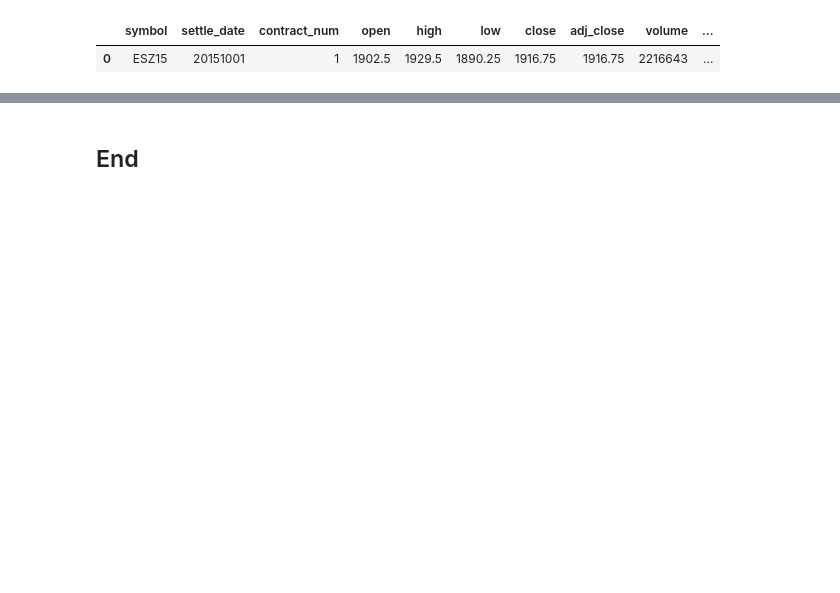
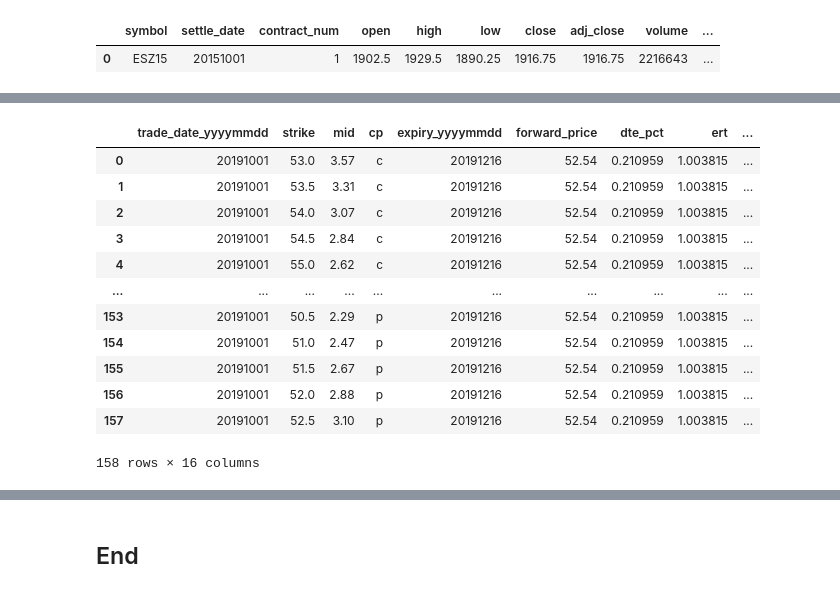
Before and after one commit to bgithub1/volgrid, a Jupyter notebook: volgrid/cboe_skew_analysis.ipynb, the cells around one changed output, grey strips where cells are left out. Drawn from its saved outputs; the diff is of its cells as text; code cells hidden in the pictures; blank space fills up the shorter version.

```diff
--- a/volgrid/cboe_skew_analysis.ipynb
+++ b/volgrid/cboe_skew_analysis.ipynb
@@ -670,0 +1011,3 @@ df4
+# %%
+get_valid_series_from_barchartacs('CLF20',20191001,interest_rate=get_rate(1,datetime.datetime(2019,10,1)),deltak=.1)
+# %% [output]
@@ -670,0 +1016,13 @@ df4
+|  | trade_date_yyyymmdd | strike | mid | cp | expiry_yyyymmdd | forward_price | dte_pct | ert | ... |
+| 0 | 20191001 | 53.0 | 3.57 | c | 20191216 | 52.54 | 0.210959 | 1.003815 | ... |
+| 1 | 20191001 | 53.5 | 3.31 | c | 20191216 | 52.54 | 0.210959 | 1.003815 | ... |
+| 2 | 20191001 | 54.0 | 3.07 | c | 20191216 | 52.54 | 0.210959 | 1.003815 | ... |
+| 3 | 20191001 | 54.5 | 2.84 | c | 20191216 | 52.54 | 0.210959 | 1.003815 | ... |
+| 4 | 20191001 | 55.0 | 2.62 | c | 20191216 | 52.54 | 0.210959 | 1.003815 | ... |
+| ... | ... | ... | ... | ... | ... | ... | ... | ... | ... |
+| 153 | 20191001 | 50.5 | 2.29 | p | 20191216 | 52.54 | 0.210959 | 1.003815 | ... |
+| 154 | 20191001 | 51.0 | 2.47 | p | 20191216 | 52.54 | 0.210959 | 1.003815 | ... |
+| 155 | 20191001 | 51.5 | 2.67 | p | 20191216 | 52.54 | 0.210959 | 1.003815 | ... |
+| 156 | 20191001 | 52.0 | 2.88 | p | 20191216 | 52.54 | 0.210959 | 1.003815 | ... |
+| 157 | 20191001 | 52.5 | 3.10 | p | 20191216 | 52.54 | 0.210959 | 1.003815 | ... |
+158 rows × 16 columns
```
Also changed, not shown: parts of 76 cells of this notebook, 22 other files.
